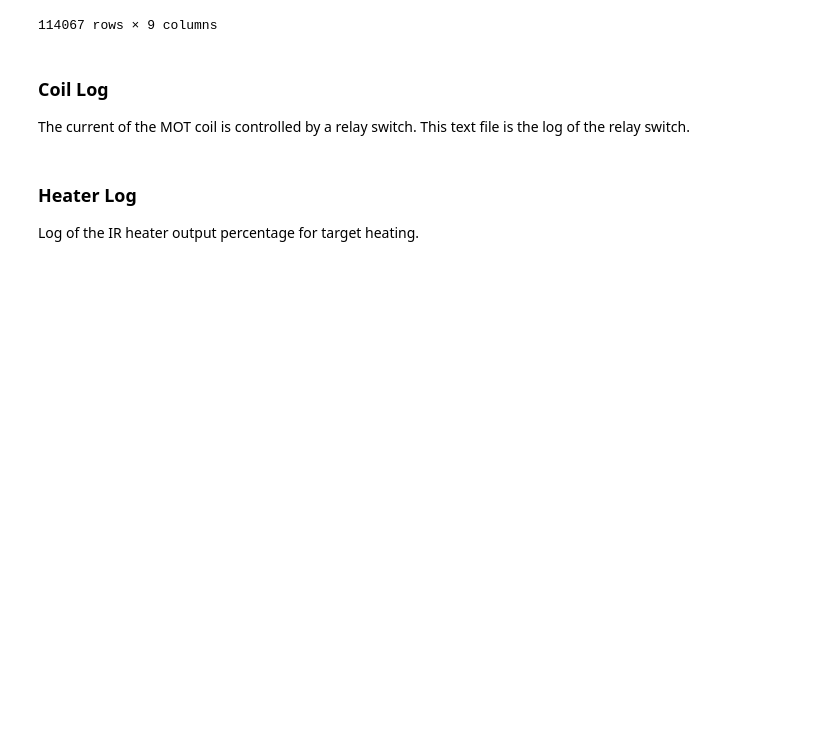
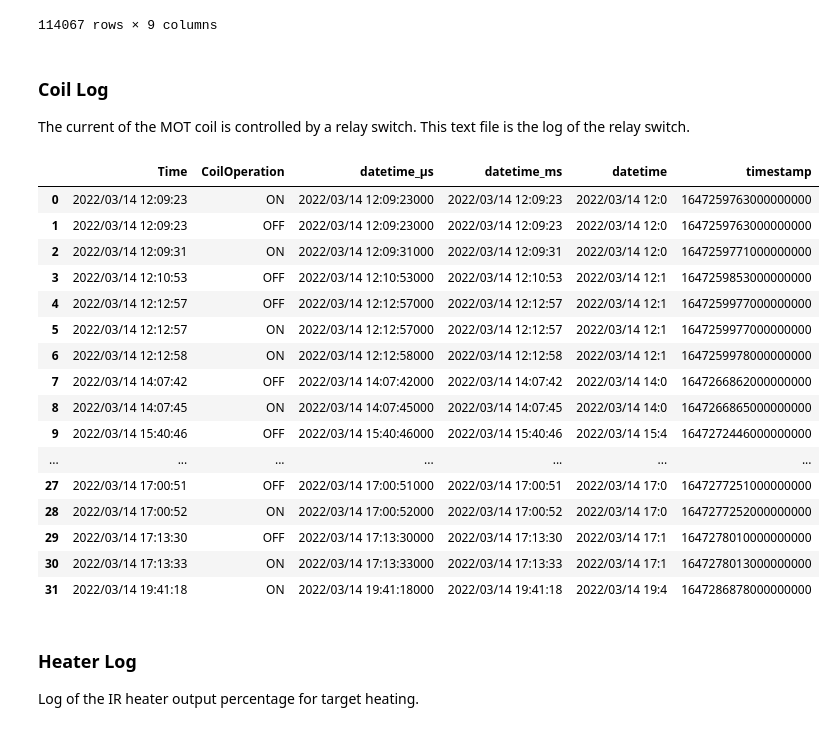
Before and after one commit to romanwixinger/data-engineering-utokyo, a Jupyter notebook: notebooks/data_exploration.ipynb, the cells around one changed output. Drawn from its saved outputs; the diff is of its cells as text; code cells hidden in the pictures; blank space fills up the shorter version.

Commit message:
Refactored RecorderCoil.

```diff
--- a/notebooks/data_exploration.ipynb
+++ b/notebooks/data_exploration.ipynb
@@ -329,25 +335,40 @@ pmt_df
 ### Coil Log
 The current of the MOT coil is controlled by a relay switch. This text file is the log of the relay switch.
 # %%
-class Coil():
+class RecorderCoil(Recorder):
 
-    @classmethod
-    def get_table(cls, filepath: str=location+"coil_log.txt"):
-        df = pd.read_csv(filepath_or_buffer=filepath, delimiter="	")
-        cls._harmonize_time(df)
-        df = df.sort_values(by="timestamp")
+    def _load_new_data(self, filepath: str=location+"coil_log.txt"):
+        df = pd.read_csv(filepath_or_buffer=filepath, delimiter="	", skiprows=self.read_data_lines)
         return df
 
-    @classmethod
-    def _harmonize_time(cls, df: pd.DataFrame):
-        df["datetime_μs"] = df["Time"].apply(lambda s: s+"000")
-        df["datetime_ms"] = df["Time"]
-        df["datetime"] = df["Time"].apply(lambda s: s[:-4])
-        df["timestamp"] = df["Time"].apply(pd.Timestamp).values.astype(np.int64)
+    def _harmonize_time(self):
+        self._table_df["datetime_μs"] = self._table_df["Time"].apply(lambda s: s+"000")
+        self._table_df["datetime_ms"] = self._table_df["Time"]
+        self._table_df["datetime"] = self._table_df["Time"].apply(lambda s: s[:-4])
+        self._table_df["timestamp"] = self._table_df["Time"].apply(pd.Timestamp).values.astype(np.int64)
         return
 
-coil_table = Coil.get_table()
-coil_table
+recorderCoil = RecorderCoil(location+"coil_log.txt")
+coil_df = recorderCoil.get_table()
+coil_df
+# %% [output]
+|  | Time | CoilOperation | datetime_μs | datetime_ms | datetime | timestamp |
+| 0 | 2022/03/14 12:09:23 | ON | 2022/03/14 12:09:23000 | 2022/03/14 12:09:23 | 2022/03/14 12:0 | 1647259763000000000 |
+| 1 | 2022/03/14 12:09:23 | OFF | 2022/03/14 12:09:23000 | 2022/03/14 12:09:23 | 2022/03/14 12:0 | 1647259763000000000 |
+| 2 | 2022/03/14 12:09:31 | ON | 2022/03/14 12:09:31000 | 2022/03/14 12:09:31 | 2022/03/14 12:0 | 1647259771000000000 |
+| 3 | 2022/03/14 12:10:53 | OFF | 2022/03/14 12:10:53000 | 2022/03/14 12:10:53 | 2022/03/14 12:1 | 1647259853000000000 |
+| 4 | 2022/03/14 12:12:57 | OFF | 2022/03/14 12:12:57000 | 2022/03/14 12:12:57 | 2022/03/14 12:1 | 1647259977000000000 |
+| 5 | 2022/03/14 12:12:57 | ON | 2022/03/14 12:12:57000 | 2022/03/14 12:12:57 | 2022/03/14 12:1 | 1647259977000000000 |
+| 6 | 2022/03/14 12:12:58 | ON | 2022/03/14 12:12:58000 | 2022/03/14 12:12:58 | 2022/03/14 12:1 | 1647259978000000000 |
+| 7 | 2022/03/14 14:07:42 | OFF | 2022/03/14 14:07:42000 | 2022/03/14 14:07:42 | 2022/03/14 14:0 | 1647266862000000000 |
+| 8 | 2022/03/14 14:07:45 | ON | 2022/03/14 14:07:45000 | 2022/03/14 14:07:45 | 2022/03/14 14:0 | 1647266865000000000 |
+| 9 | 2022/03/14 15:40:46 | OFF | 2022/03/14 15:40:46000 | 2022/03/14 15:40:46 | 2022/03/14 15:4 | 1647272446000000000 |
+| ... | ... | ... | ... | ... | ... | ... |
+| 27 | 2022/03/14 17:00:51 | OFF | 2022/03/14 17:00:51000 | 2022/03/14 17:00:51 | 2022/03/14 17:0 | 1647277251000000000 |
+| 28 | 2022/03/14 17:00:52 | ON | 2022/03/14 17:00:52000 | 2022/03/14 17:00:52 | 2022/03/14 17:0 | 1647277252000000000 |
+| 29 | 2022/03/14 17:13:30 | OFF | 2022/03/14 17:13:30000 | 2022/03/14 17:13:30 | 2022/03/14 17:1 | 1647278010000000000 |
+| 30 | 2022/03/14 17:13:33 | ON | 2022/03/14 17:13:33000 | 2022/03/14 17:13:33 | 2022/03/14 17:1 | 1647278013000000000 |
+| 31 | 2022/03/14 19:41:18 | ON | 2022/03/14 19:41:18000 | 2022/03/14 19:41:18 | 2022/03/14 19:4 | 1647286878000000000 |
 # %% [markdown]
 ### Heater Log
 Log of the IR heater output percentage for target heating.
```
Also changed, not shown: parts of 5 cells of this notebook.
